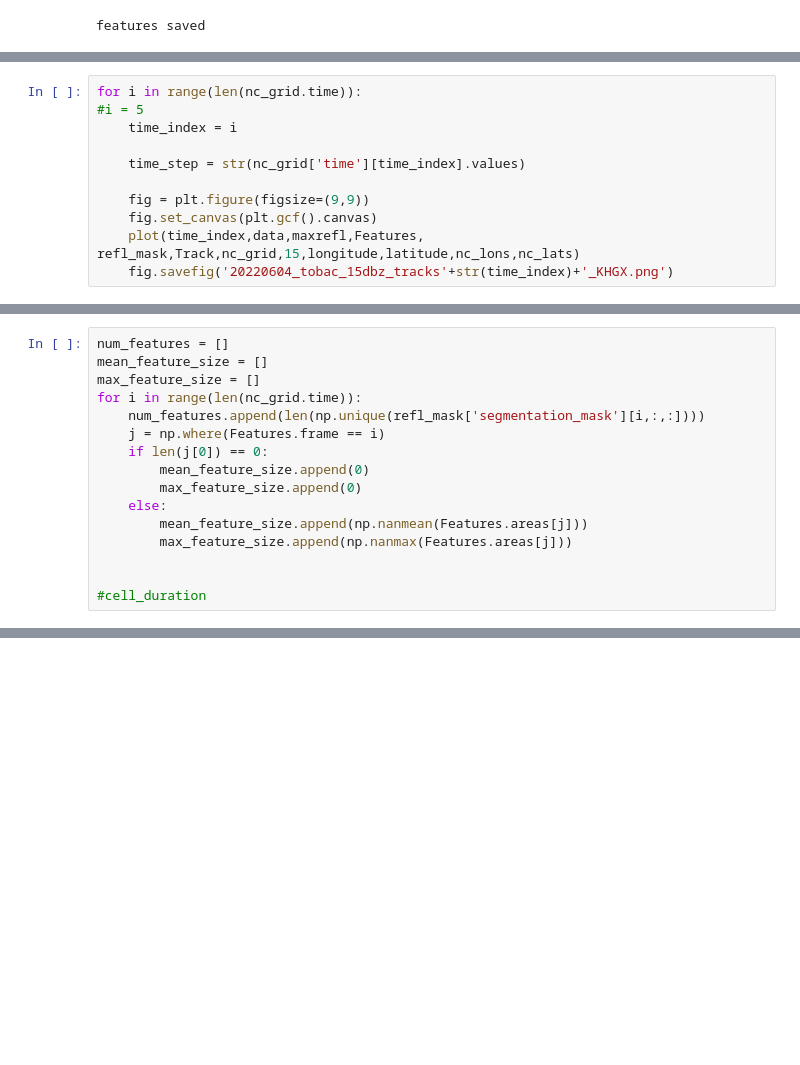
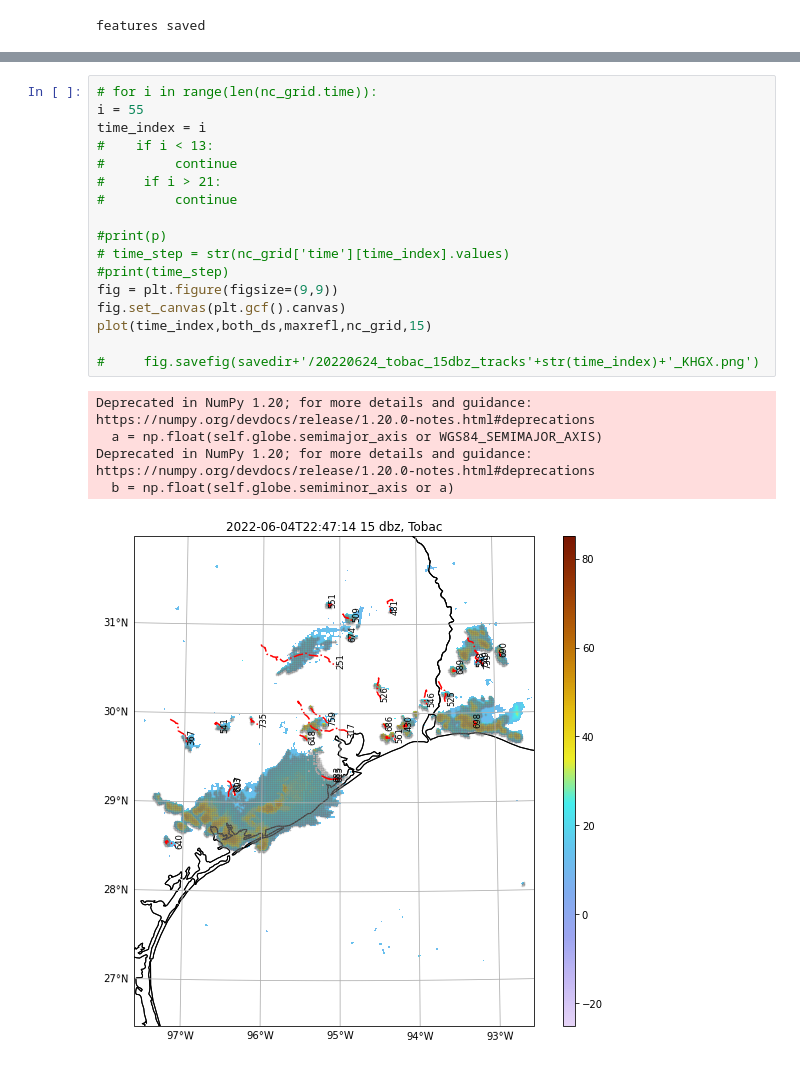
Before and after one commit to kelcyno/TTU_tobac, a Jupyter notebook: NEXRAD_Examples/knb_tobac_tracking_isolation.ipynb, the cells around one changed output, grey strips where cells are left out. Drawn from its saved outputs; the diff is of its cells as text; blank space fills up the shorter version.

```diff
--- a/NEXRAD_Examples/knb_tobac_tracking_isolation.ipynb
+++ b/NEXRAD_Examples/knb_tobac_tracking_isolation.ipynb
@@ -704,11 +476,0 @@ def plot(t_index,xrdata,max_refl,features,mask,track, ncgrid,dbz,lons,lats,nclon
-# %%
-for i in range(len(nc_grid.time)):
-#i = 5
-    time_index = i
-
-    time_step = str(nc_grid['time'][time_index].values)
-
-    fig = plt.figure(figsize=(9,9))
-    fig.set_canvas(plt.gcf().canvas)
-    plot(time_index,data,maxrefl,Features, refl_mask,Track,nc_grid,15,longitude,latitude,nc_lons,nc_lats)
-    fig.savefig('20220604_tobac_15dbz_tracks'+str(time_index)+'_KHGX.png')
@@ -843,16 +476,0 @@ Deprecated in NumPy 1.20; for more details and guidance: https://numpy.org/devdo
-# %%
-num_features = []
-mean_feature_size = []
-max_feature_size = []
-for i in range(len(nc_grid.time)):
-    num_features.append(len(np.unique(refl_mask['segmentation_mask'][i,:,:])))
-    j = np.where(Features.frame == i)
-    if len(j[0]) == 0:
-        mean_feature_size.append(0)
-        max_feature_size.append(0)
-    else:
-        mean_feature_size.append(np.nanmean(Features.areas[j]))
-        max_feature_size.append(np.nanmax(Features.areas[j]))
-
-
-#cell_duration
@@ -858,0 +600,23 @@ for i in range(len(nc_grid.time)):
+# %%
+# for i in range(len(nc_grid.time)):
+i = 55
+time_index = i
+#    if i < 13:
+#         continue
+#     if i > 21:
+#         continue
+
+#print(p)
+# time_step = str(nc_grid['time'][time_index].values)
+#print(time_step)
+fig = plt.figure(figsize=(9,9))
+fig.set_canvas(plt.gcf().canvas)
+plot(time_index,both_ds,maxrefl,nc_grid,15)
+
+#     fig.savefig(savedir+'/20220624_tobac_15dbz_tracks'+str(time_index)+'_KHGX.png')
+# %% [output]
+Deprecated in NumPy 1.20; for more details and guidance: https://numpy.org/devdocs/release/1.20.0-notes.html#deprecations
+  a = np.float(self.globe.semimajor_axis or WGS84_SEMIMAJOR_AXIS)
+Deprecated in NumPy 1.20; for more details and guidance: https://numpy.org/devdocs/release/1.20.0-notes.html#deprecations
+  b = np.float(self.globe.semiminor_axis or a)
+[figure, added]
```
Also changed, not shown: parts of 21 cells of this notebook, 4 other files.
